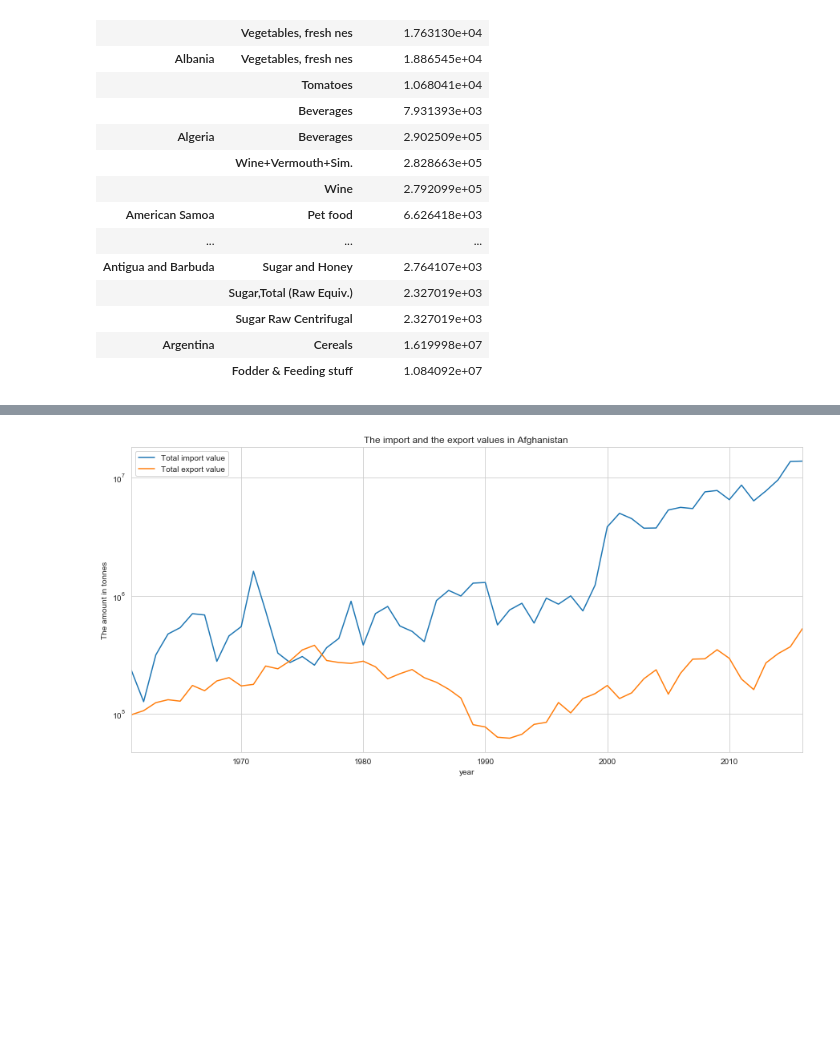
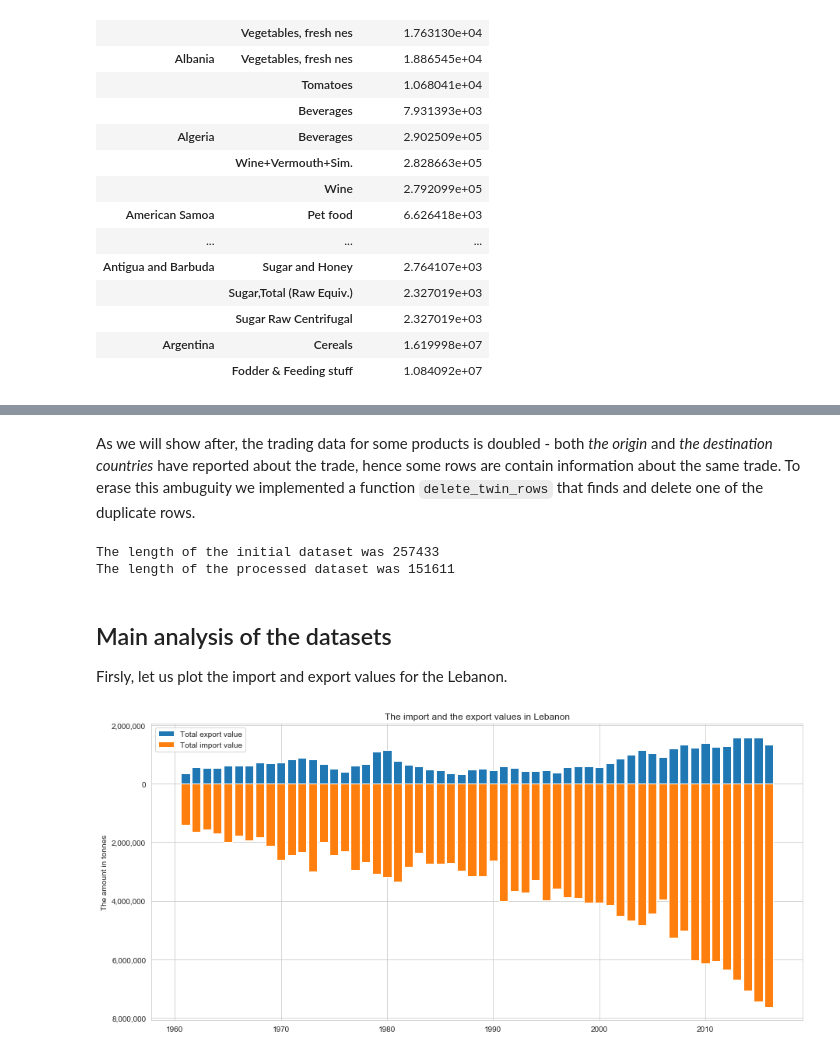
Before and after one commit to pull-fiction/make-crops-not-war, a Jupyter notebook: notebooks/analysis_import_export_data.ipynb, the cells around one changed output, grey strips where cells are left out. Cells and saved outputs as stored; diff of their text form; code cells hidden in the pictures; blank space fills up the shorter version.

Commit message:
added analysis of the import/export data

```diff
--- a/notebooks/analysis_import_export_data.ipynb
+++ b/notebooks/analysis_import_export_data.ipynb
@@ -14,9 +27,9 @@ pd.plotting.register_matplotlib_converters()
 # %%
-# The path to the raw crops and livestock dataset from FAO site (import/export data)
-fao_path_normalized = '../data/fao/'
+# The path to FAO data
+fao_path = '../data/fao/'
 
 # Reading the dataset from csv file and leaving only needed columns
-trading_data_normalized = pd.read_csv(fao_path_normalized + 'trading_data.csv', encoding='latin-1')
+trading_data_normalized = pd.read_csv(fao_path + 'trading_data.csv', encoding='latin-1')
 trading_data = trading_data_normalized[['Area', 'Item', 'Element', 'Year', 'Unit', 'Value']]
 
 # Renaming columns
@@ -168,14 +309,67 @@ Let us plot the import and the export levels of Afghanistan during the period of
+# %% [markdown]
+As we will show after, the trading data for some products is doubled - both *the origin* and *the destination countries* have reported about the trade, hence some rows are contain information about the same trade. To erase this ambuguity we implemented a function `delete_twin_rows` that finds and delete one of the duplicate rows.
+# %%
+# The processing of this cell will take a while...
+def reverse_attributes(row):
+    """
+        The function is used to reverse the origin_country/destination_country attributes and
+        import_value/export_value attributes to erase the ambuguity of the data. The function
+        is applied for each row. After applying the function the origin_country column
+        has only Lebanon attribute.
+    """
+
+    changed_row = row.copy()
+
+    if row['origin_country'] != 'Lebanon':
+        changed_row['origin_country'], changed_row['destination_country'] = row['destination_country'], row['origin_country']
+        changed_row['import_value'], changed_row['export_value'] = row['export_value'], row['import_value']
+
+    return changed_row
+
+print('The length of the initial dataset was %d' % lebanon_trading_data_destinations.shape[0])
+
+# Deleting the duplicate rows
+lebanon_trading_data_destinations = lebanon_trading_data_destinations.transform(reverse_attributes, axis='columns') \
+                                                                         .drop_duplicates()
+print('The length of the processed dataset was %d' % lebanon_trading_data_destinations.shape[0])
+
+# Delete the origin_country column as it is useless now
+lebanon_trading_data_destinations.drop(columns='origin_country', inplace=True)
+# %% [output]
+The length of the initial dataset was 257433
+The length of the processed dataset was 151611
+# %% [markdown]
+## Main analysis of the datasets
+
+Firsly, let us plot the import and export values for the Lebanon.
 # %%
 # Calculating the summed import and export values for each country
 import_summed_data = import_data.groupby(['country', 'year']).sum().rename(columns={'value': 'total_import_value'})
 export_summed_data = export_data.groupby(['country', 'year']).sum().rename(columns={'value': 'total_export_value'})
-# %%
-f, ax = plt.subplots(figsize=(15, 7))
-
-import_summed_data.loc['Afghanistan'].plot.line(ax=ax, y='total_import_value', label='Total import value')
-export_summed_data.loc['Afghanistan'].plot.line(ax=ax, y='total_export_value', label='Total export value')
-ax.set_yscale('log')
-ax.set_title('The import and the export values in Afghanistan ')
-ax.set_ylabel('The amount in tonnes');
-# %% [output]
-[figure, removed]
+# %%
+import matplotlib.ticker as ticker
+
+def plot_import_export(import_data, export_data, country):
+
+    f, ax = plt.subplots(figsize=(15, 7))
+    timedates = export_data.loc[country].index
+
+    ax.bar(timedates, export_data.loc[country]['total_export_value'].values, width=300, align='center', label='Total export value')
+    ax.bar(timedates, (-import_data).loc[country]['total_import_value'].values, width=300, align='center', label='Total import value')
+
+    #ax.set_yscale('symlog')
+    ax.set_title('The import and the export values in %s' % country)
+    ax.set_ylabel('The amount in tonnes');
+    ax.legend()
+
+    @ticker.FuncFormatter
+    def yaxis_formatter(x, pos):
+        label = f'{-int(x):,}' if x < 0 else f'{int(x):,}'
+        return label
+
+    ax.yaxis.set_major_formatter(yaxis_formatter)
+
+
+plot_import_export(import_summed_data, export_summed_data, 'Lebanon')
+# %% [output]
+[figure, added]
```
Also changed, not shown: parts of 18 cells of this notebook, 1 other file.
